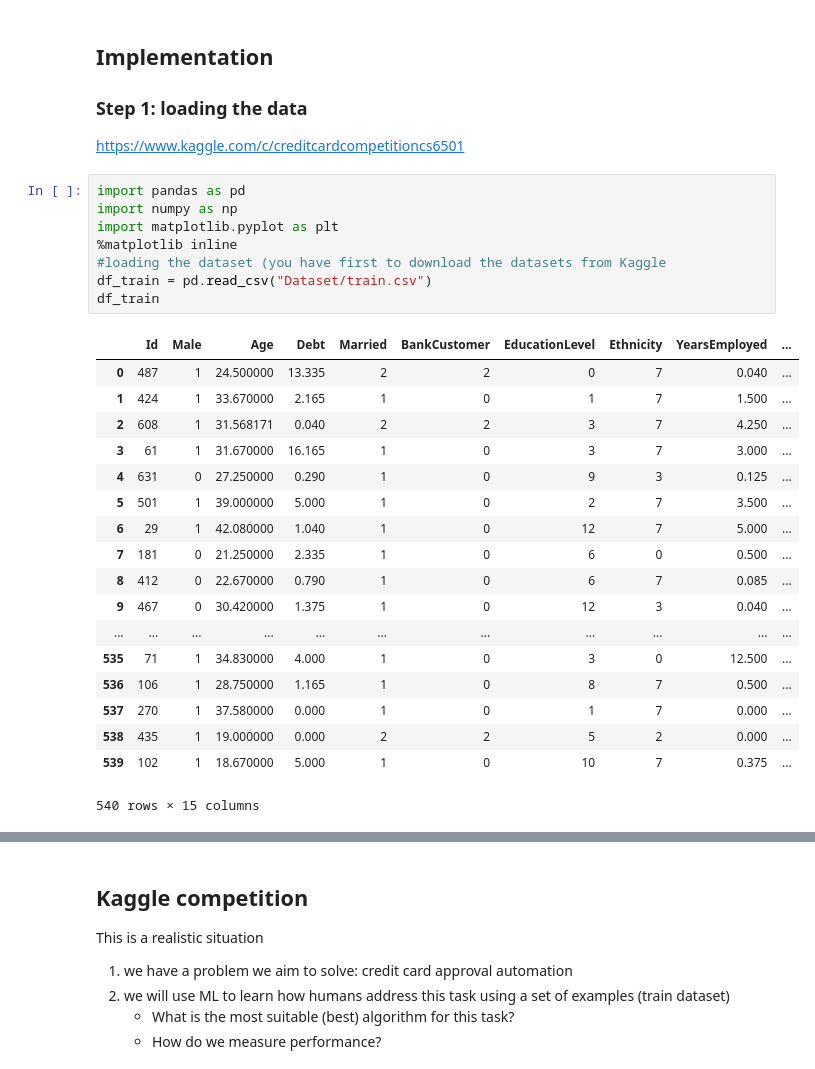
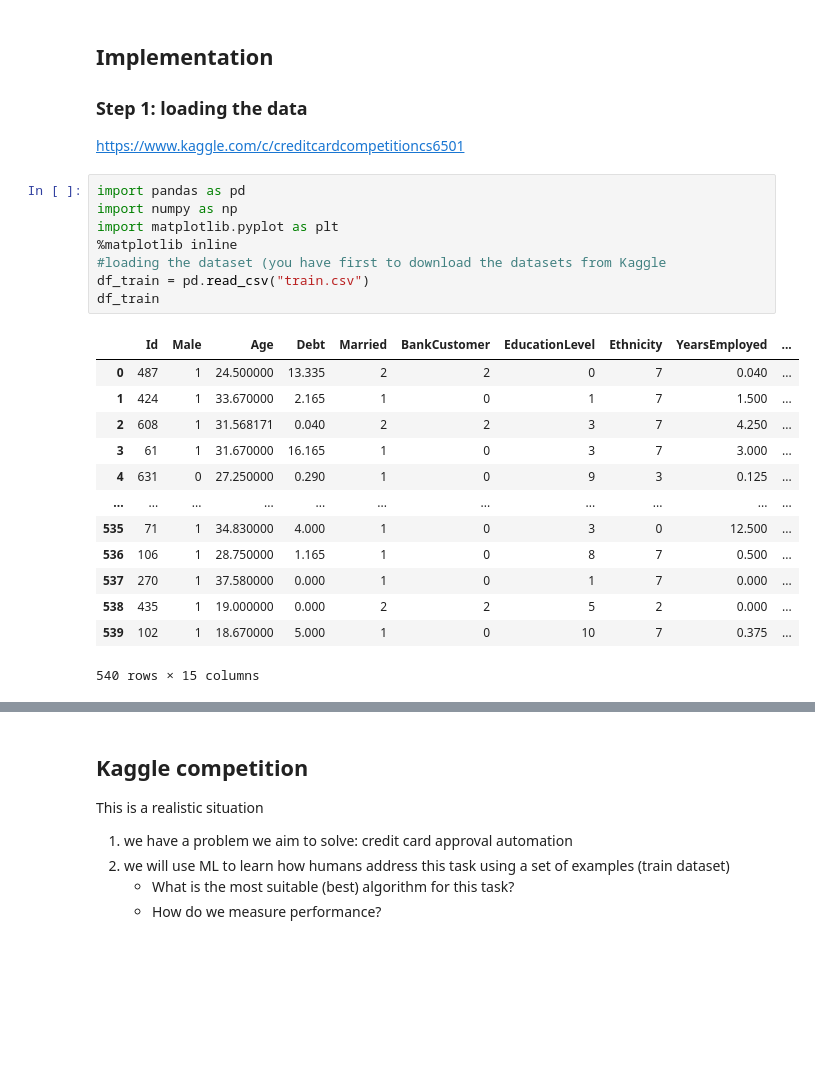
Before and after one commit to shravanc/machine_learning, a Jupyter notebook: kaggle_lab/Kaggle_test_competition.ipynb, the cells around one changed output, grey strips where cells are left out. Cells and saved outputs as stored; diff of their text form; blank space fills up the shorter version.

```diff
--- a/kaggle_lab/Kaggle_test_competition.ipynb
+++ b/kaggle_lab/Kaggle_test_competition.ipynb
@@ -9,23 +9,18 @@
 # %%
 import pandas as pd
 import numpy as np
 import matplotlib.pyplot as plt
 %matplotlib inline
 #loading the dataset (you have first to download the datasets from Kaggle
-df_train = pd.read_csv("Dataset/train.csv")
+df_train = pd.read_csv("train.csv")
 df_train
 # %% [output]
 |  | Id | Male | Age | Debt | Married | BankCustomer | EducationLevel | Ethnicity | YearsEmployed | ... |
 | 0 | 487 | 1 | 24.500000 | 13.335 | 2 | 2 | 0 | 7 | 0.040 | ... |
 | 1 | 424 | 1 | 33.670000 | 2.165 | 1 | 0 | 1 | 7 | 1.500 | ... |
 | 2 | 608 | 1 | 31.568171 | 0.040 | 2 | 2 | 3 | 7 | 4.250 | ... |
 | 3 | 61 | 1 | 31.670000 | 16.165 | 1 | 0 | 3 | 7 | 3.000 | ... |
 | 4 | 631 | 0 | 27.250000 | 0.290 | 1 | 0 | 9 | 3 | 0.125 | ... |
-| 5 | 501 | 1 | 39.000000 | 5.000 | 1 | 0 | 2 | 7 | 3.500 | ... |
-| 6 | 29 | 1 | 42.080000 | 1.040 | 1 | 0 | 12 | 7 | 5.000 | ... |
-| 7 | 181 | 0 | 21.250000 | 2.335 | 1 | 0 | 6 | 0 | 0.500 | ... |
-| 8 | 412 | 0 | 22.670000 | 0.790 | 1 | 0 | 6 | 7 | 0.085 | ... |
-| 9 | 467 | 0 | 30.420000 | 1.375 | 1 | 0 | 12 | 3 | 0.040 | ... |
 | ... | ... | ... | ... | ... | ... | ... | ... | ... | ... | ... |
 | 535 | 71 | 1 | 34.830000 | 4.000 | 1 | 0 | 3 | 0 | 12.500 | ... |
 | 536 | 106 | 1 | 28.750000 | 1.165 | 1 | 0 | 8 | 7 | 0.500 | ... |
```
Also changed, not shown: parts of 1 cell of this notebook, 14 other files.
